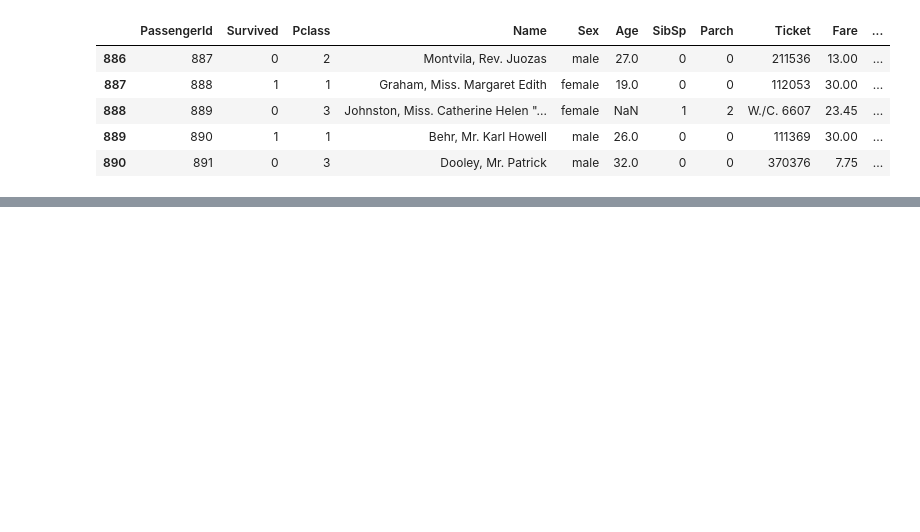
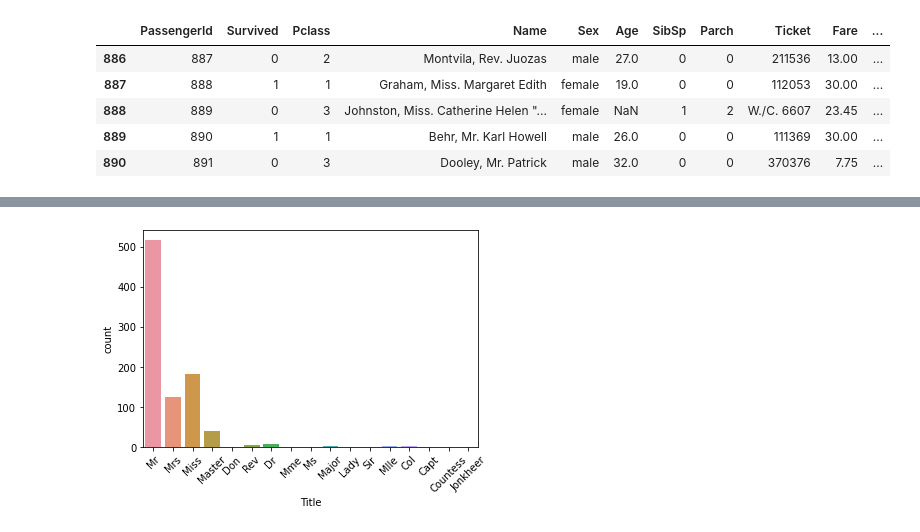
Before and after one commit to PTson2207/Engineer-Selection, a Jupyter notebook: FE_titanic.ipynb, the cells around one changed output, grey strips where cells are left out. Cells and saved outputs as stored; diff of their text form; code cells hidden in the pictures; blank space fills up the shorter version.

```diff
--- a/FE_titanic.ipynb
+++ b/FE_titanic.ipynb
@@ -15,0 +30,4 @@ df.tail()
+# %%
+import re
+df['Title'] = df.Name.apply(lambda x: re.search('([A-Za-z]+)\.', x).group(1))
+df.Title.value_counts()
@@ -15,0 +53,5 @@ df.tail()
+# %%
+sns.countplot(x='Title', data=df)
+plt.xticks(rotation=45);
+# %% [output]
+[figure, added]
```
Also changed, not shown: parts of 17 cells of this notebook.
